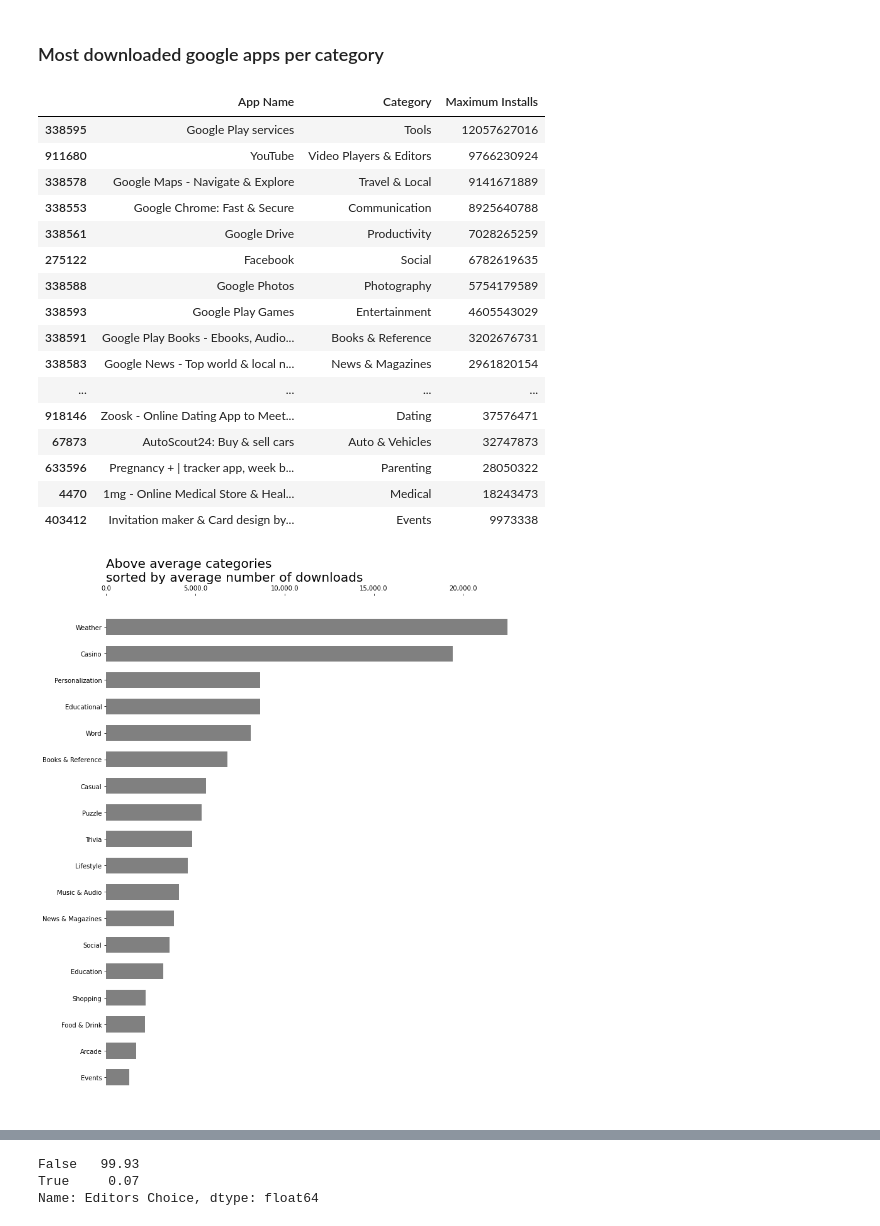
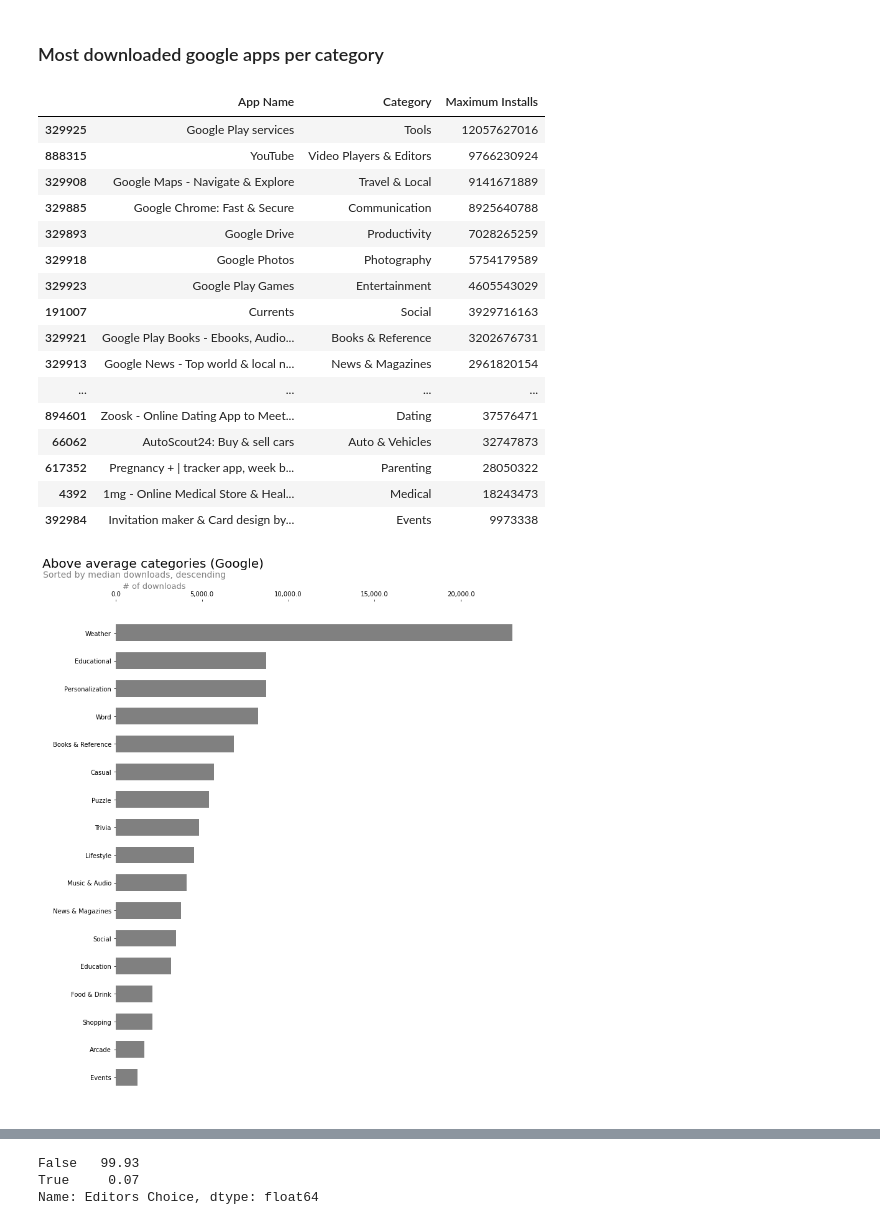
Before and after one commit to paul-trood/Portfolio-Mobile_app_recommendations, a Jupyter notebook: app_profile.ipynb, the cells around one changed output, grey strips where cells are left out. Cells and saved outputs as stored; diff of their text form; code cells hidden in the pictures.

```diff
--- a/app_profile.ipynb
+++ b/app_profile.ipynb
@@ -412,13 +436,13 @@ A negative correlation indicates the opposite: If a value increases, the other v
 # %%
 pd.options.display.float_format = '{:.2f}'.format
 
-category_pivot_table = csv.pivot_table\
+category_pivot_table = android.pivot_table\
 (index = "Category", aggfunc = {"Category" : "count", "Rating" : "mean", "Maximum Installs": "median"})
 
 category_pivot_table = category_pivot_table.rename\
 (columns={"Category":"Total_Count", "Rating":"Average_Rating", "Maximum Installs":"Downloads (Median)"})
 category_pivot_table = category_pivot_table.sort_values(by = "Average_Rating", ascending = False)
 
-print("The average Google app rating is:", round(csv["Rating"].mean(), 2), "out of 5")
+print("The average Google app rating is:", round(android["Rating"].mean(), 2), "out of 5")
 category_pivot_table
 # %% [output]
@@ -526,7 +559,7 @@ from matplotlib.ticker import FormatStrFormatter, StrMethodFormatter
 # plt.text(4800, 47.2,"Average Rating: 3.8", size = 12, color = "grey")
 # plt.show()
 # %%
-highest_rated = category_pivot_table[category_pivot_table["Average_Rating"] > csv["Rating"].mean()].copy()
+highest_rated = category_pivot_table[category_pivot_table["Average_Rating"] > android["Rating"].mean()].copy()
 highest_rated = highest_rated.sort_values(by = "Downloads (Median)", ascending= False)
 highest_rated.sort_values(by = "Average_Rating", ascending = False)
 # %% [output]
@@ -767,39 +804,41 @@ Education:
 # %% [markdown]
 ### Most downloaded google apps per category
 # %%
-sort_installs = csv.groupby(["App Name", "Category"], as_index = False)["Maximum Installs"].max().copy()
+sort_installs = android.groupby(["App Name", "Category"], as_index = False)["Maximum Installs"].max().copy()
 sort_installs = sort_installs.sort_values(by = "Maximum Installs", ascending = False)
 popular_apps = sort_installs.drop_duplicates(subset = "Category", keep = "first")
 popular_apps
 # %% [output]
 |  | App Name | Category | Maximum Installs |
-| 338595 | Google Play services | Tools | 12057627016 |
-| 911680 | YouTube | Video Players & Editors | 9766230924 |
-| 338578 | Google Maps - Navigate & Explore | Travel & Local | 9141671889 |
-| 338553 | Google Chrome: Fast & Secure | Communication | 8925640788 |
-| 338561 | Google Drive | Productivity | 7028265259 |
-| 275122 | Facebook | Social | 6782619635 |
-| 338588 | Google Photos | Photography | 5754179589 |
-| 338593 | Google Play Games | Entertainment | 4605543029 |
-| 338591 | Google Play Books - Ebooks, Audio... | Books & Reference | 3202676731 |
-| 338583 | Google News - Top world & local n... | News & Magazines | 2961820154 |
+| 329925 | Google Play services | Tools | 12057627016 |
+| 888315 | YouTube | Video Players & Editors | 9766230924 |
+| 329908 | Google Maps - Navigate & Explore | Travel & Local | 9141671889 |
+| 329885 | Google Chrome: Fast & Secure | Communication | 8925640788 |
+| 329893 | Google Drive | Productivity | 7028265259 |
+| 329918 | Google Photos | Photography | 5754179589 |
+| 329923 | Google Play Games | Entertainment | 4605543029 |
+| 191007 | Currents | Social | 3929716163 |
+| 329921 | Google Play Books - Ebooks, Audio... | Books & Reference | 3202676731 |
+| 329913 | Google News - Top world & local n... | News & Magazines | 2961820154 |
 | ... | ... | ... | ... |
-| 918146 | Zoosk - Online Dating App to Meet... | Dating | 37576471 |
-| 67873 | AutoScout24: Buy & sell cars | Auto & Vehicles | 32747873 |
-| 633596 | Pregnancy + | tracker app, week b... | Parenting | 28050322 |
-| 4470 | 1mg - Online Medical Store & Heal... | Medical | 18243473 |
-| 403412 | Invitation maker & Card design by... | Events | 9973338 |
+| 894601 | Zoosk - Online Dating App to Meet... | Dating | 37576471 |
+| 66062 | AutoScout24: Buy & sell cars | Auto & Vehicles | 32747873 |
+| 617352 | Pregnancy + | tracker app, week b... | Parenting | 28050322 |
+| 4392 | 1mg - Online Medical Store & Heal... | Medical | 18243473 |
+| 392984 | Invitation maker & Card design by... | Events | 9973338 |
 # %%
 # Above average rated google apps
 fig, ax = plt.subplots(figsize=(12, 15))
 plt.barh(highest_rated.index, highest_rated["Downloads (Median)"], height = 0.6, color = "grey")
-plt.title("Above average categories\nsorted by average number of downloads", size = 20, loc = "left")
+plt.title("Above average categories (Google)", size = 20, x =0.09, y = 1.06)
+plt.text(-4200,-2.0,"Sorted by median downloads, descending", color = "grey", size = 14)
+plt.text(400, -1.6, "# of downloads", color = "grey", size = 13)
 plt.gca().invert_yaxis()
 plt.gca().spines[["right", "left", "top", "bottom"]].set_visible(False)
 ax.xaxis.tick_top()
 ax.xaxis.set_major_formatter(StrMethodFormatter('{x:,}'))
 # %% [output]
-[figure, old version]
+[figure, new version]
 # %% [markdown]
 ### Gaming
 
```
Also changed, not shown: parts of 70 cells of this notebook.
